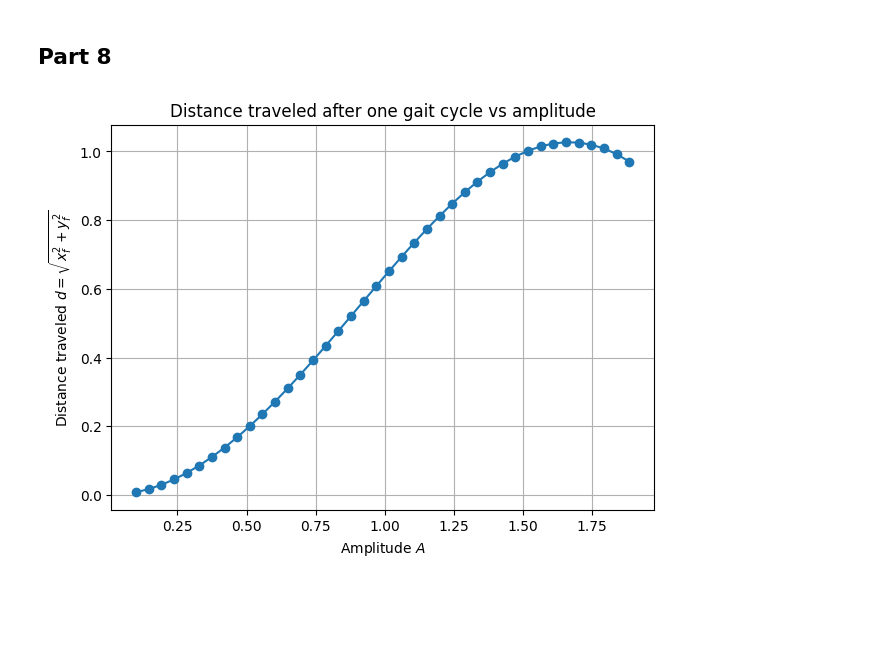
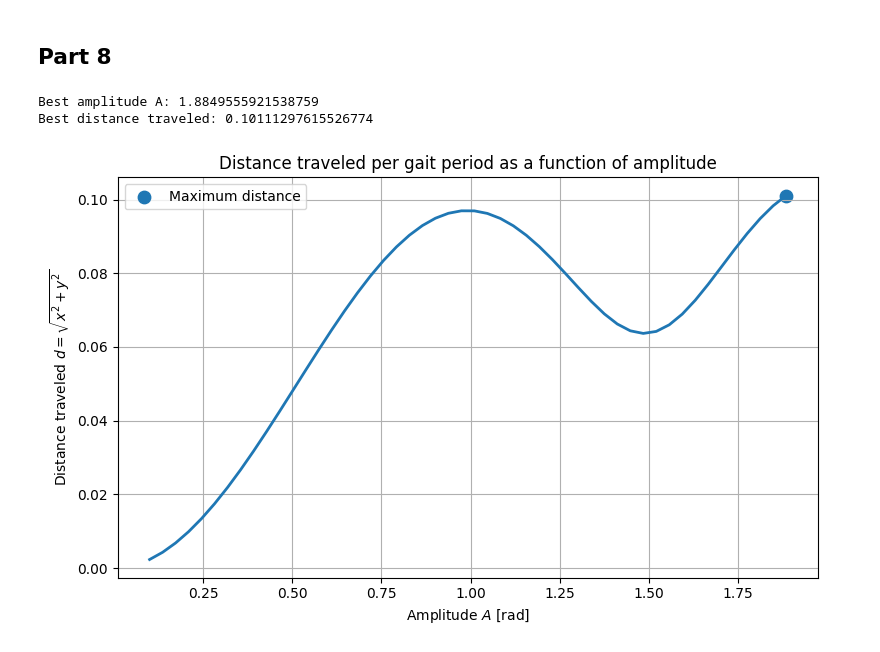
Before and after one commit to brvndon266/MAE_269_Bioinspired_Mobile_Robotics, a Jupyter notebook: HW3/HW3.ipynb, the cells around one changed output. Saved outputs shown, nothing was run; the diff lists cells and outputs as text; code cells hidden in the pictures; blank space fills up the shorter version.

```diff
--- a/HW3/HW3.ipynb
+++ b/HW3/HW3.ipynb
@@ -26,7 +26,7 @@ alpha1 = sp.Function('alpha1')(t)
 alpha2 = sp.Function('alpha2')(t)
 
 # Constants
-L1, Lb, L2 = sp.symbols('L1 Lb L2', positive=True, real=True)
+L1, Lb, L2 , l = sp.symbols('L1 Lb L2 l', positive=True, real=True)
 
 q = sp.Matrix([x, y, theta, alpha1, alpha2])
 qd = q.diff(t)
@@ -80,15 +80,15 @@ T0b = T(R_z(theta), Matrix([[x], [y], [0]]))
 T_0b = simplify(T0b)
 
 # Left link COM transform
-T_center_to_left_joint = T(Matrix.eye(3), Matrix([-Lb/2, 0, 0]))
+T_center_to_left_joint = T(Matrix.eye(3), Matrix([-l/2, 0, 0]))
 T_left_joint_rotation  = T(R_z(alpha1), Matrix([0, 0, 0]))
-T_left_link_com_offset = T(Matrix.eye(3), Matrix([-L1/2, 0, 0]))
+T_left_link_com_offset = T(Matrix.eye(3), Matrix([-l/2, 0, 0]))
 T_01 = simplify(T_0b @ T_center_to_left_joint @ T_left_joint_rotation @ T_left_link_com_offset)
 
 # Right link COM transform
-T_center_to_right_joint = T(Matrix.eye(3), Matrix([Lb/2, 0, 0]))
+T_center_to_right_joint = T(Matrix.eye(3), Matrix([l/2, 0, 0]))
 T_right_joint_rotation  = T(R_z(alpha2), Matrix([0, 0, 0]))
-T_right_link_com_offset = T(Matrix.eye(3), Matrix([L2/2, 0, 0]))
+T_right_link_com_offset = T(Matrix.eye(3), Matrix([l/2, 0, 0]))
 T_02 = simplify(T_0b @ T_center_to_right_joint @ T_right_joint_rotation @ T_right_link_com_offset)
 
 print("World to body center transformation matrix:")
@@ -383,57 +376,69 @@ plt.show()
 # %% [markdown]
 ## Part 8
 # %%
-# Sweep A and plot distance traveled over one gait cycle
-phi_val = np.pi / 2
-k_val = 1.0
-L1_val = 1.0
-Lb_val = 1.0
-L2_val = 1.0
-
-# A ranges from 0.1 to 1.2*pi/2
-A_vals = np.linspace(0.1, 1.2*np.pi/2, 40)
+# Sweep A from 0.1 to 1.2*pi/2
+A_values = np.linspace(0.1, 1.2*np.pi/2, 50)
 
 distances = []
+x_final_values = []
+y_final_values = []
 
-t_span = (0.0, 1.0)  # one gait cycle
-t_eval = np.linspace(0.0, 1.0, 1000)
+# Initial conditions [x, y, theta, alpha1, alpha2]
+y0 = np.array([0, 0, 0, 0, 0], dtype=float)
 
-for A_val in A_vals:
+# One gait period
+t_span = (0.0, 1.0)
+t_eval = np.linspace(0.0, 1.0, 500)
 
-    params = (A_val, phi_val, k_val, L1_val, Lb_val, L2_val)
+for A_test in A_values:
 
-    # Initial condition [x, y, theta]
-    z0 = np.array([0.0, 0.0, 0.0], dtype=float)
+    # Temporarily update global amplitude used inside swimmer_dynamics
+    A_val = A_test
 
     sol = solve_ivp(
-        fun=lambda t_num, z: swimmer_dynamics(t_num, z, params),
+        fun=lambda t, y: swimmer_dynamics(t, y, params_val),
         t_span=t_span,
-        y0=z0,
+        y0=y0,
         t_eval=t_eval,
+        method="RK45",
         rtol=1e-8,
         atol=1e-10
     )
 
     x_final = sol.y[0, -1]
     y_final = sol.y[1, -1]
 
     distance = np.sqrt(x_final**2 + y_final**2)
+
+    x_final_values.append(x_final)
+    y_final_values.append(y_final)
     distances.append(distance)
 
+# Convert to numpy arrays
 distances = np.array(distances)
+x_final_values = np.array(x_final_values)
+y_final_values = np.array(y_final_values)
 
-# Plot distance vs A
-plt.figure(figsize=(7,5))
-plt.plot(A_vals, distances, marker='o')
-plt.xlabel(r'Amplitude $A$')
-plt.ylabel(r'Distance traveled $d=\sqrt{x_f^2+y_f^2}$')
-plt.title('Distance traveled after one gait cycle vs amplitude')
+# Find best amplitude
+best_index = np.argmax(distances)
+best_A = A_values[best_index]
+best_distance = distances[best_index]
+
+print("Best amplitude A:", best_A)
+print("Best distance traveled:", best_distance)
+
+# Plot distance traveled as a function of A
+plt.figure(figsize=(8, 5))
+plt.plot(A_values, distances, linewidth=2)
+plt.scatter(best_A, best_distance, s=80, label="Maximum distance")
+plt.xlabel(r"Amplitude $A$ [rad]")
+plt.ylabel(r"Distance traveled $d = \sqrt{x^2 + y^2}$")
+plt.title("Distance traveled per gait period as a function of amplitude")
 plt.grid(True)
+plt.legend()
+plt.tight_layout()
 plt.show()
-
-# Print the best amplitude
-best_index = np.argmax(distances)
-print("Best A:", A_vals[best_index])
-print("Maximum distance:", distances[best_index])
 # %% [output]
+Best amplitude A: 1.8849555921538759
+Best distance traveled: 0.10111297615526774
-[figure, old version]
+[figure, new version]
```
Also changed, not shown: parts of 23 cells of this notebook, 1 other file.
